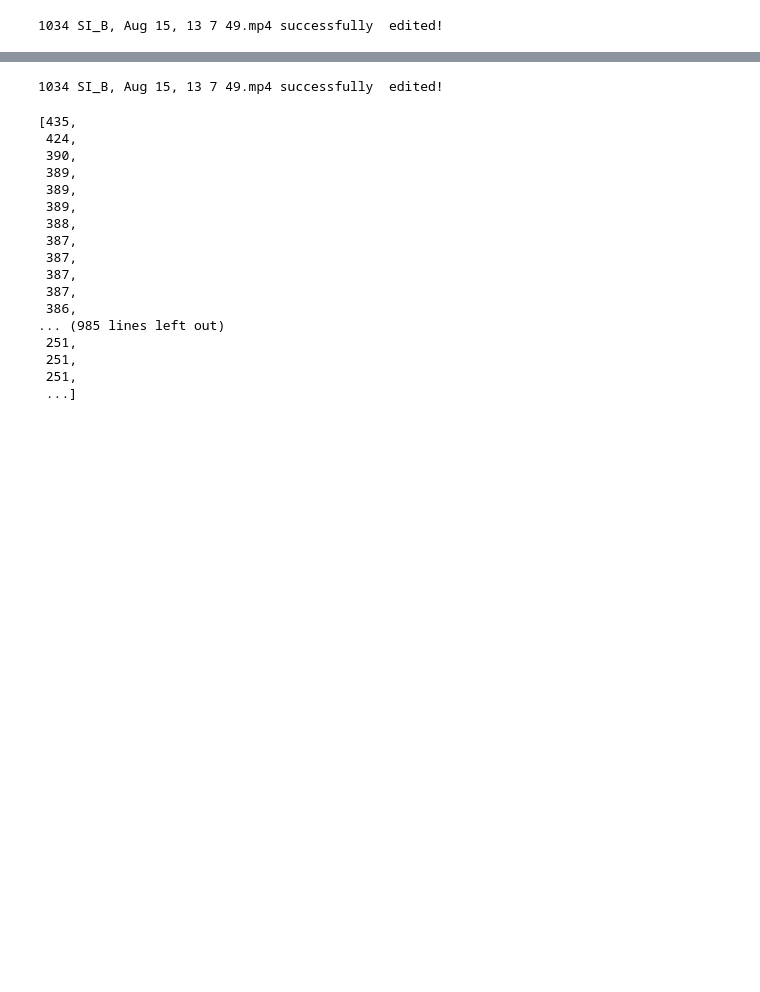
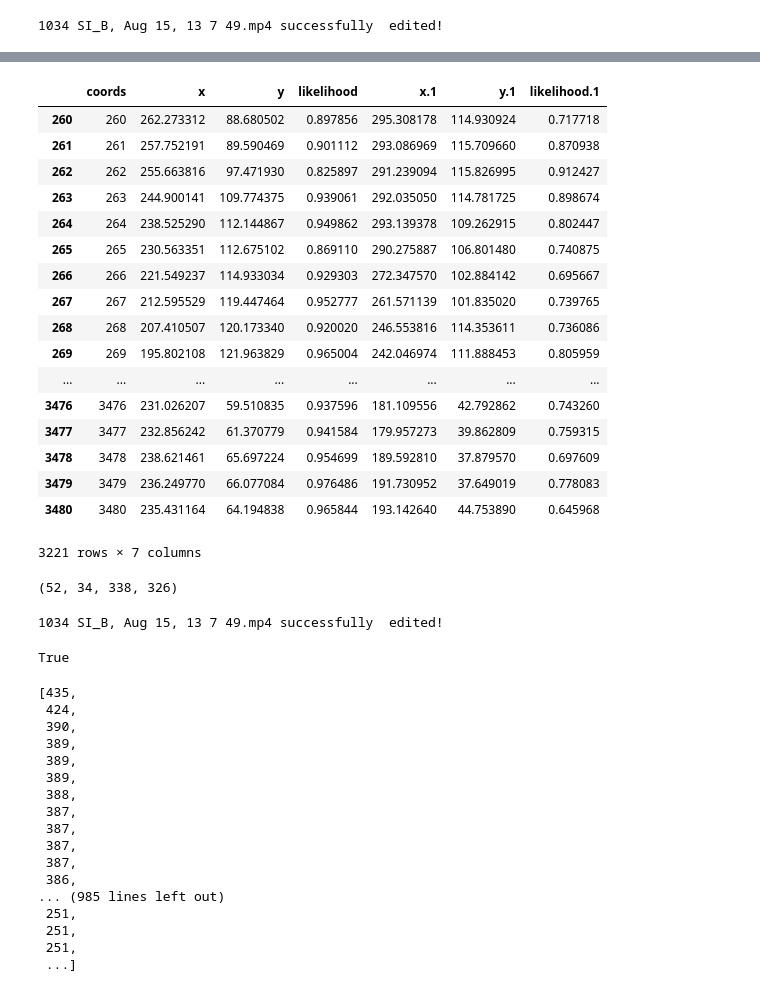
Before and after one commit to AdriandLiu/Neural-Decoding-Project, a Jupyter notebook: videoCropping.ipynb, the cells around one changed output, grey strips where cells are left out. Saved outputs shown, nothing was run; the diff lists cells and outputs as text; code cells hidden in the pictures; blank space fills up the shorter version.

```diff
--- a/videoCropping.ipynb
+++ b/videoCropping.ipynb
@@ -151 +171,26 @@ x, y, lengthX, lengthY = getCoord(move_data)
+# %%
+move_data
+# %% [output]
+|  | coords | x | y | likelihood | x.1 | y.1 | likelihood.1 |
+| 260 | 260 | 262.273312 | 88.680502 | 0.897856 | 295.308178 | 114.930924 | 0.717718 |
+| 261 | 261 | 257.752191 | 89.590469 | 0.901112 | 293.086969 | 115.709660 | 0.870938 |
+| 262 | 262 | 255.663816 | 97.471930 | 0.825897 | 291.239094 | 115.826995 | 0.912427 |
+| 263 | 263 | 244.900141 | 109.774375 | 0.939061 | 292.035050 | 114.781725 | 0.898674 |
+| 264 | 264 | 238.525290 | 112.144867 | 0.949862 | 293.139378 | 109.262915 | 0.802447 |
+| 265 | 265 | 230.563351 | 112.675102 | 0.869110 | 290.275887 | 106.801480 | 0.740875 |
+| 266 | 266 | 221.549237 | 114.933034 | 0.929303 | 272.347570 | 102.884142 | 0.695667 |
+| 267 | 267 | 212.595529 | 119.447464 | 0.952777 | 261.571139 | 101.835020 | 0.739765 |
+| 268 | 268 | 207.410507 | 120.173340 | 0.920020 | 246.553816 | 114.353611 | 0.736086 |
+| 269 | 269 | 195.802108 | 121.963829 | 0.965004 | 242.046974 | 111.888453 | 0.805959 |
+| ... | ... | ... | ... | ... | ... | ... | ... |
+| 3476 | 3476 | 231.026207 | 59.510835 | 0.937596 | 181.109556 | 42.792862 | 0.743260 |
+| 3477 | 3477 | 232.856242 | 61.370779 | 0.941584 | 179.957273 | 39.862809 | 0.759315 |
+| 3478 | 3478 | 238.621461 | 65.697224 | 0.954699 | 189.592810 | 37.879570 | 0.697609 |
+| 3479 | 3479 | 236.249770 | 66.077084 | 0.976486 | 191.730952 | 37.649019 | 0.778083 |
+| 3480 | 3480 | 235.431164 | 64.194838 | 0.965844 | 193.142640 | 44.753890 | 0.645968 |
+3221 rows × 7 columns
+# %%
+x, y, lengthX, lengthY
+# %% [output]
+(52, 34, 338, 326)
 # %%
@@ -155,6 +200,11 @@ videoEditer('1034 SI_B, Aug 15, 13 7 49.mp4', "cropTest.mp4", y, x, lengthX, len
 # %%
 head = list(zip(round(move_data['x']).astype(int), round(move_data['y']).astype(int)))
 tail = list(zip(round(data['x.1']).astype(int), round(data['y.1']).astype(int)))
+# %%
+p = cv2.imread("test.jpg")
+cv2.imwrite("test1.jpg",p[0:100,0:200])
+# %% [output]
+True
 # %%
 
 sorted([i[0] for i in head], reverse = True)
```
Also changed, not shown: parts of 3 cells of this notebook.
